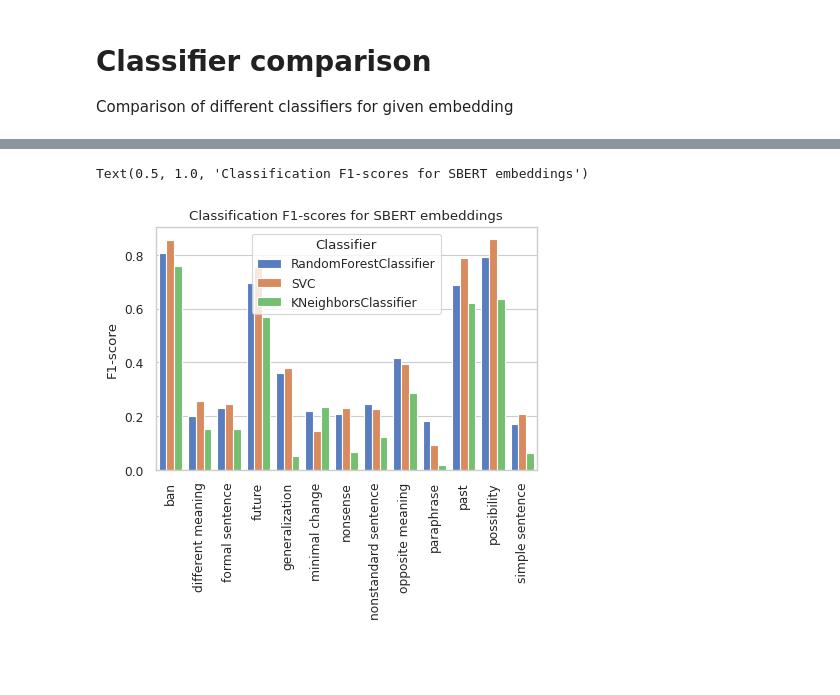
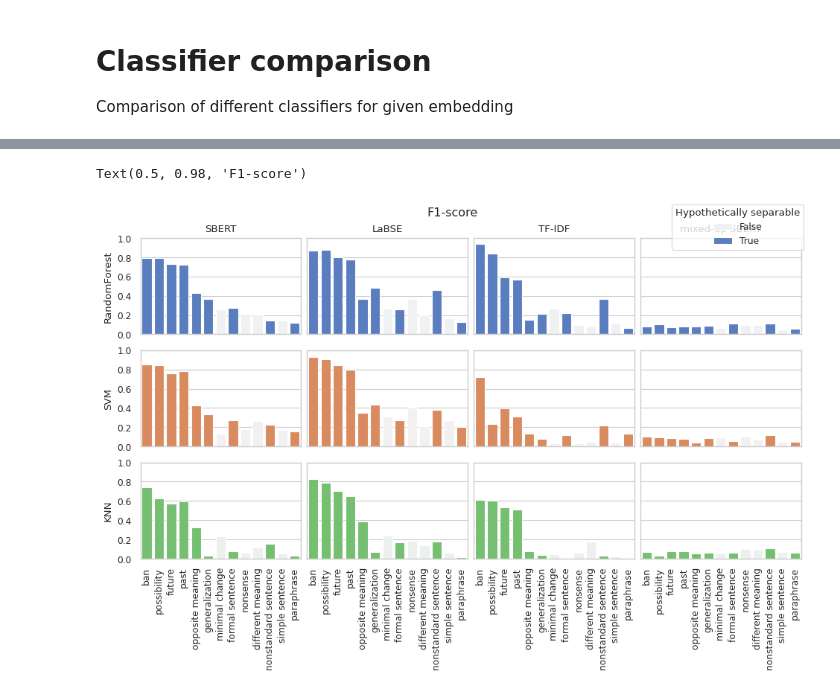
Before and after one commit to johnvojtech/sentence-topology, a Jupyter notebook: notebooks/classifier_comparison.ipynb, the cells around one changed output, grey strips where cells are left out. Saved outputs shown, nothing was run; the diff lists cells and outputs as text; code cells hidden in the pictures; blank space fills up the shorter version.

Commit message:
Final embedding classification code

```diff
--- a/notebooks/classifier_comparison.ipynb
+++ b/notebooks/classifier_comparison.ipynb
@@ -86,10 +125,16 @@ EMBED_NAME = "sbert"
 # %%
-analysis_results = embeds_comparison[EMBED_NAME]
+def get_comparison_data(embed_name):
+    analysis_results = embeds_comparison[embed_name]
 
-comp = pd.DataFrame(
-    {
-        cls_name: analysis.report.loc["f1-score"]
-        for cls_name, analysis in analysis_results.items()
-    }
-)
-comp
+    comp = pd.DataFrame(
+        {
+            cls_name: analysis.report.loc["f1-score"]
+            for cls_name, analysis in analysis_results.items()
+        }
+    )
+
+    comp = comp.stack().reset_index()
+    comp.columns = ["Transformation", "Classifier", "F1-score"]
+    comp['Hypothetically separable'] = comp['Transformation'].isin(SEPARABLE)
+    comp['Embedding'] = MODEL_NAME[embed_name]
+    return comp
@@ -121,9 +141,25 @@ font = findfont(FontProperties(family=["sans-serif"]))
-# %%
-plt.figure(figsize=(12.5 * CM, 8 * CM))
-sns.barplot(comp, x="Transformation", y="F1-score", hue="Classifier")
-plt.xticks(rotation="vertical")
-plt.xlabel("")
-plt.title("Classification F1-scores for SBERT embeddings")
-# %% [output]
-Text(0.5, 1.0, 'Classification F1-scores for SBERT embeddings')
-[figure, removed]
+# %%
+fig, axes = plt.subplots(3, 4, figsize=(24* CM, 16 *CM), sharey=True, sharex=True,layout='constrained')
+legend = None
+for cls_name, axis_row, color in zip(['RandomForest', 'SVM', 'KNN'], axes, sns.color_palette(n_colors=3)):
+    for embed_name, axis in zip(['sbert', 'labse', 'tfidf', 'mixup-sbert'], axis_row):
+        comp = get_comparison_data(embed_name)
+        comp = comp[comp['Classifier'] == cls_name]
+        sns.barplot(comp, x="Transformation", y="F1-score", hue='Semantically unique', order=TRANS_ORDER, dodge=False, ax=axis, color=color)
+        axis.set_xticks(axis.get_xticks(), axis.get_xticklabels(), rotation=90)
+        axis.set_ylim((0, 1))
+        axis.set_xlabel("")
+        legend = axis.get_legend()
+        axis.legend().remove()
+        if embed_name != 'sbert':
+            axis.set_ylabel("")
+        else:
+            axis.set_ylabel(cls_name)
+        if cls_name == 'RandomForest':
+            axis.set_title(MODEL_NAME[embed_name])
+
+fig.legend(*axes[0][0].get_legend_handles_labels(), title='Hypothetically separable')
+fig.suptitle('F1-score')
+# %% [output]
+Text(0.5, 0.98, 'F1-score')
+[figure, added]
```
Also changed, not shown: parts of 18 cells of this notebook.
